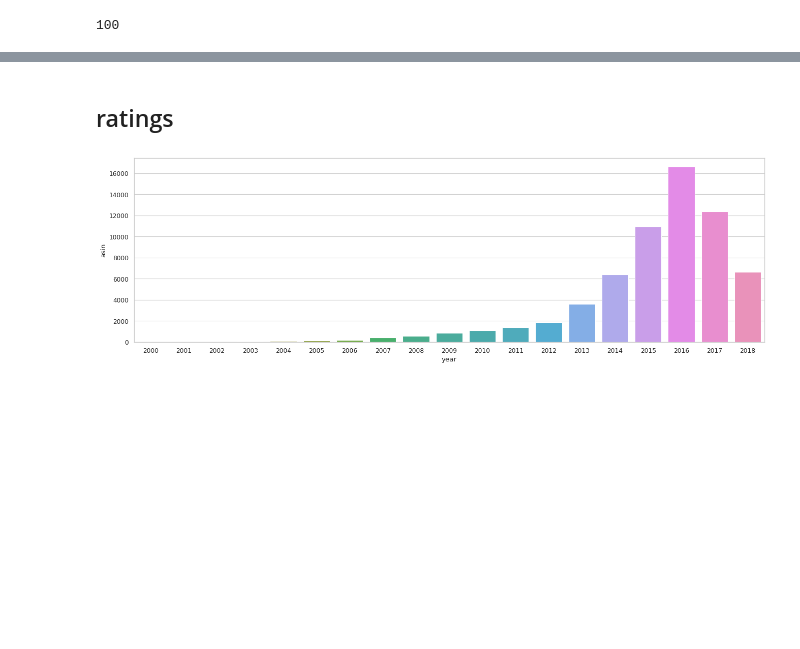
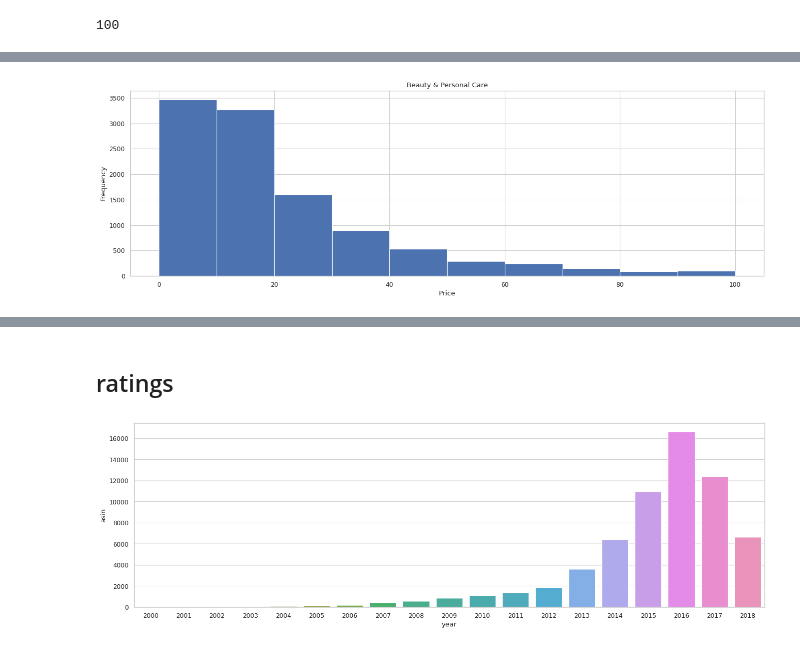
Before and after one commit to milanazhang/data-course-sample, a Jupyter notebook: content-based.ipynb, the cells around one changed output, grey strips where cells are left out. Cells and saved outputs as stored; diff of their text form; code cells hidden in the pictures; blank space fills up the shorter version.

```diff
--- a/content-based.ipynb
+++ b/content-based.ipynb
@@ -351,0 +240,13 @@ fig.show()
+# %%
+#商品的價格分布呈現right-skewed
+fig = px.box(metadata_df[metadata_df["sub_cat"] == "Beauty & Personal Care"], y = "sub_cat", x="price", orientation='h')
+fig.show()
+data = metadata_df[(metadata_df["sub_cat"] == "Beauty & Personal Care") & (metadata_df["price"] <= 100)]['price'].to_list()
+
+plt.figure(figsize=(20, 6), dpi=80)
+n, bins, patches=plt.hist(data)
+plt.xlabel("Price")
+plt.ylabel("Frequency")
+plt.title("Beauty & Personal Care")
+plt.show()
+# %% [output]
@@ -352 +254,2 @@ fig.show()
+[figure, added]
 # %%
```
Also changed, not shown: parts of 27 cells of this notebook.
